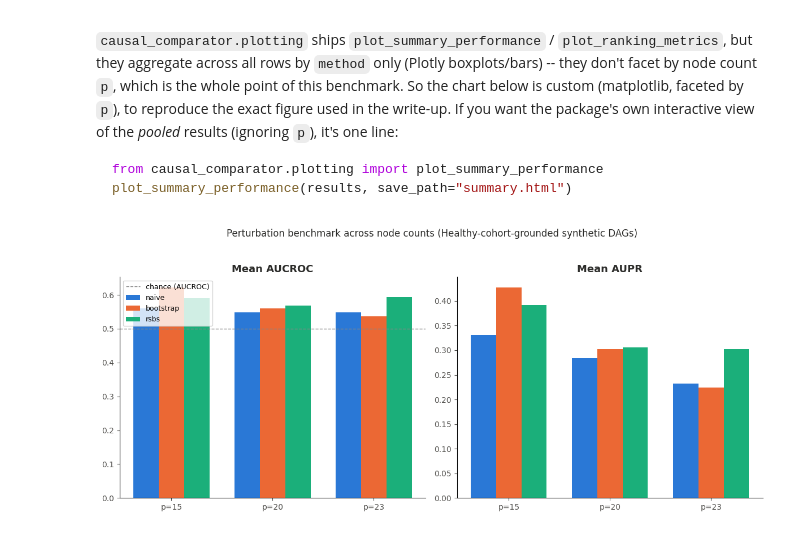
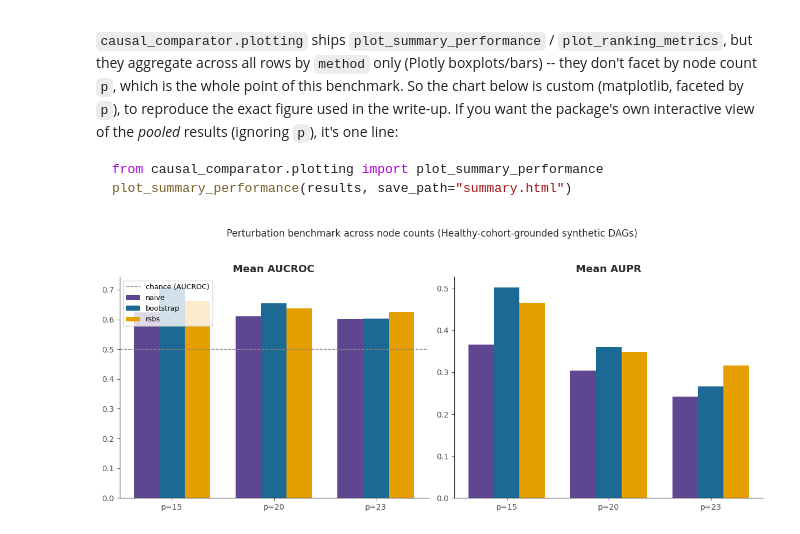
Before and after one commit to Francesco-Canonaco/causal-comparator, a Jupyter notebook: experiments/node_count_benchmark.ipynb, the cells around one changed output. Cells and saved outputs as stored; diff of their text form; code cells hidden in the pictures.

```diff
--- a/experiments/node_count_benchmark.ipynb
+++ b/experiments/node_count_benchmark.ipynb
@@ -117,7 +117,7 @@ def get_family_columns(data_path=DATA_PATH):
 def get_modeling_pool(data_path=DATA_PATH):
     """Family columns ranked by mean CLR value, with the single highest
     dropped -- removes the CLR sum-to-zero singularity (same fix applied to
-    the CRC/IBD panel: the full composition's CLR coordinates sum to exactly
+    the full composition's CLR coordinates sum to exactly
     zero per sample, so the full set is linearly dependent; dropping the top
     family leaves a well-posed set for DirectLiNGAM)."""
     fam_cols = get_family_columns(data_path)
@@ -179,7 +179,7 @@ close to `MechanismPerturbationSimulator.create_graphs` for consistency
 with the rest of the project, just applied to `B_real` instead of a
 fresh random graph.
 # %%
-N_POS = 2  # number of parent edges changed per perturbed target node
+N_POS = 4  # number of parent edges changed per perturbed target node
 
 
 def perturb_graph(B_real, order, rng, n_pert, n_pos=N_POS):
@@ -353,32 +353,31 @@ plot_summary_performance(results, save_path="summary.html")
 # %%
 def make_nodecount_chart(results_df, save_path="nodecount_benchmark_local.png"):
     agg = results_df.groupby(["p", "method"])[["auc_roc", "aupr"]].mean().reset_index()
     p_vals = sorted(results_df["p"].unique())
     methods = ["naive", "bootstrap", "rsbs"]
-    colors = {"naive": "#2a78d6", "bootstrap": "#eb6834", "rsbs": "#1baf7a"}
-
+    colors = {'naive': '#5F4690', 'bootstrap': '#1D6996', 'rsbs': '#E69F00'}
     fig, axes = plt.subplots(1, 2, figsize=(12, 5))
     x = np.arange(len(p_vals))
     width = 0.25
     for ax, metric, title in zip(axes, ["auc_roc", "aupr"], ["Mean AUCROC", "Mean AUPR"]):
         for i, m in enumerate(methods):
             vals = [agg[(agg.p == p) & (agg.method == m)][metric].values[0] for p in p_vals]
             ax.bar(x + (i - 1) * width, vals, width, label=m, color=colors[m])
         if metric == "auc_roc":
             ax.axhline(0.5, color="#888", linestyle="--", linewidth=1, label="chance (AUCROC)")
         ax.set_xticks(x)
         ax.set_xticklabels([f"p={p}" for p in p_vals], fontsize=10)
         ax.set_title(title, fontsize=13, fontweight="bold", color="#2c2c2a")
         ax.spines[["top", "right"]].set_visible(False)
         ax.tick_params(colors="#52514e")
     axes[0].legend(fontsize=9, loc="upper left")
     fig.suptitle("Perturbation benchmark across node counts (Healthy-cohort-grounded synthetic DAGs)",
                   fontsize=12, y=1.03, color="#2c2c2a")
     plt.tight_layout()
     plt.savefig(save_path, dpi=200, bbox_inches="tight", facecolor="white")
     plt.show()
 
 
 make_nodecount_chart(results)
 # %% [output]
-[figure, old version]
+[figure, new version]
```
Also changed, not shown: parts of 10 cells of this notebook.
